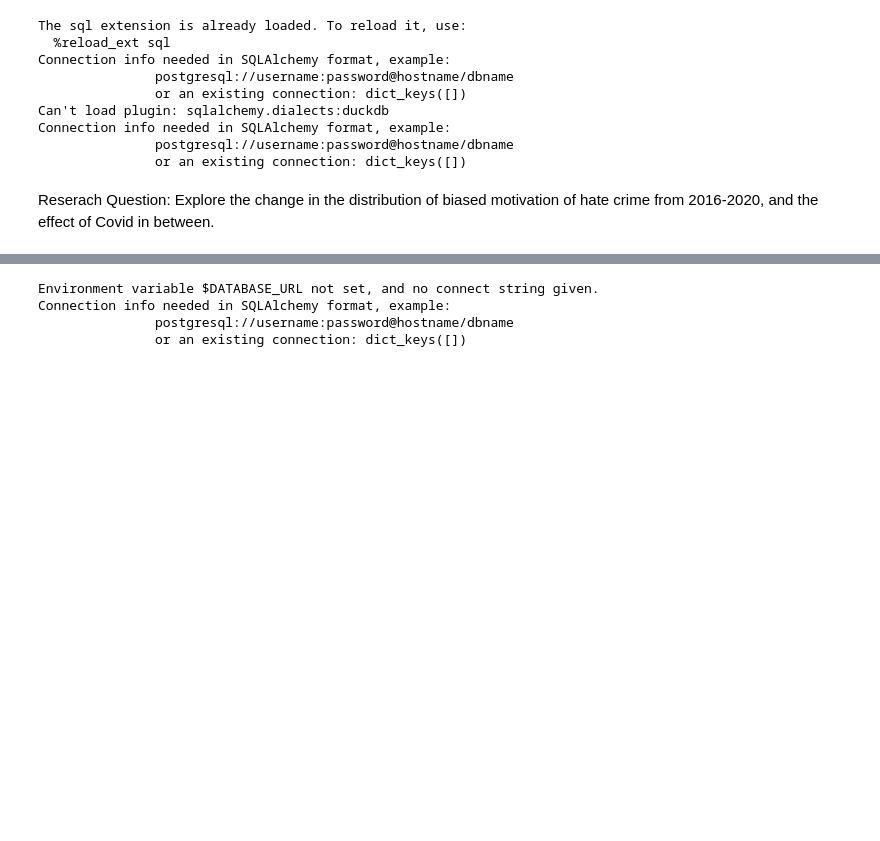
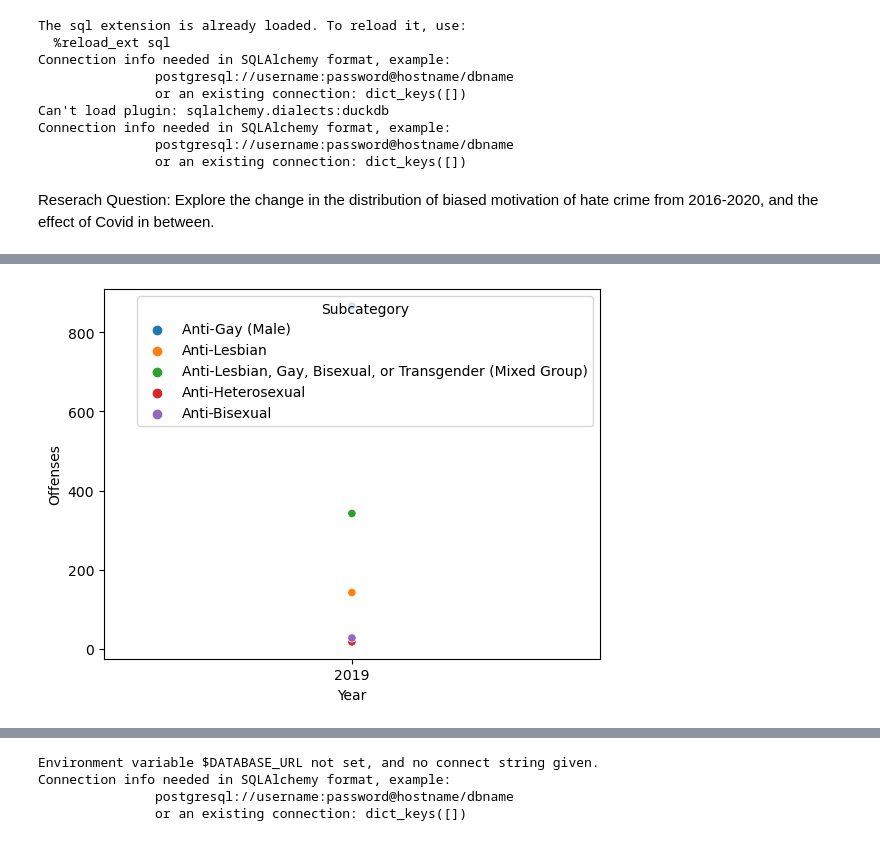
Before and after one commit to ChenTsizhen/2950_Project, a Jupyter notebook: masterNotebook.ipynb, the cells around one changed output, grey strips where cells are left out. Cells and saved outputs as stored; diff of their text form; code cells hidden in the pictures; blank space fills up the shorter version.

```diff
--- a/masterNotebook.ipynb
+++ b/masterNotebook.ipynb
@@ -108,0 +131,3 @@ table1_19
+# %%
+table1_19_sex = table1_19.iloc[28:33].reset_index(drop=True)
+table1_19_sex
@@ -108,0 +141,20 @@ table1_19
+# %%
+def model2_sex(df, year):
+    df = df.drop(columns=['Incidents', 'Victims1', 'Known_offenders2']).reset_index(drop=True)
+
+    df["Year"] = year
+    df["Subcategory"] = '0'
+
+    for sbm in df["Bias_motivation"]:
+        df["Subcategory"] = np.where(df["Bias_motivation"].isin([sbm]), sbm, df["Subcategory"])
+
+    df["is_gay"] = np.where(df["Subcategory"].isin([df["Bias_motivation"][0]]), True, False)
+    df["is_lesbian"] = np.where(df["Subcategory"].isin([df["Bias_motivation"][1]]), True, False)
+    df["is_mixed"] = np.where(df["Subcategory"].isin([df["Bias_motivation"][2]]), True, False)
+    df["is_heterosexual"] = np.where(df["Subcategory"].isin([df["Bias_motivation"][3]]), True, False)
+    df["is_bisexual"] = np.where(df["Subcategory"].isin([df["Bias_motivation"][4]]), True, False)
+
+    return df
+# %%
+t1_19_sex = model2_sex(table1_19_sex, '2019')
+t1_19_sex
@@ -109,3 +168,8 @@ table1_19
+# %%
+ax = sns.scatterplot(data=t1_19_sex, x='Year', y='Offenses', hue='Subcategory')
+plt.show()
+# %% [output]
+[figure, added]
 # %%
 # Import 2019 Table 4
 table4_19 = pd.read_csv('./Data_2019/CSV_files_2019/Offenses_Offense_Type_by_Bias_Motivation_2019 v2.csv', thousands=',')
```
Also changed, not shown: parts of 10 cells of this notebook.
